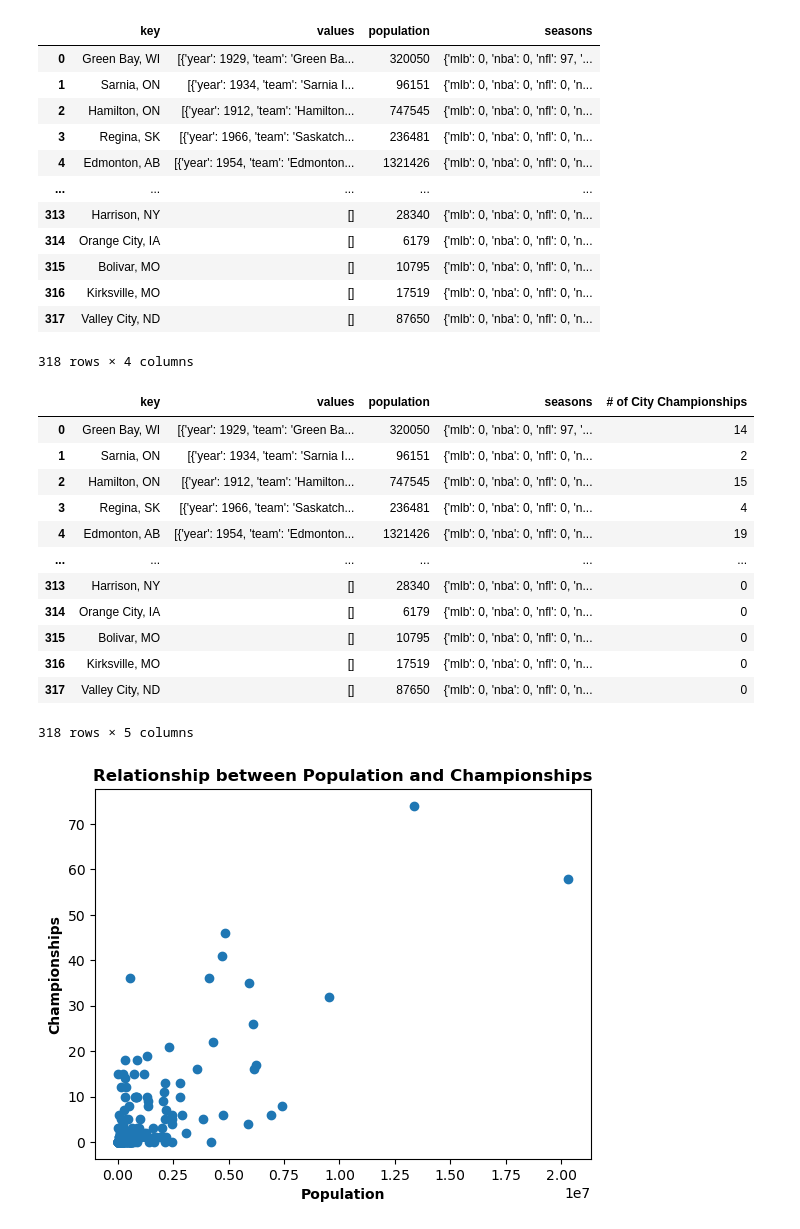
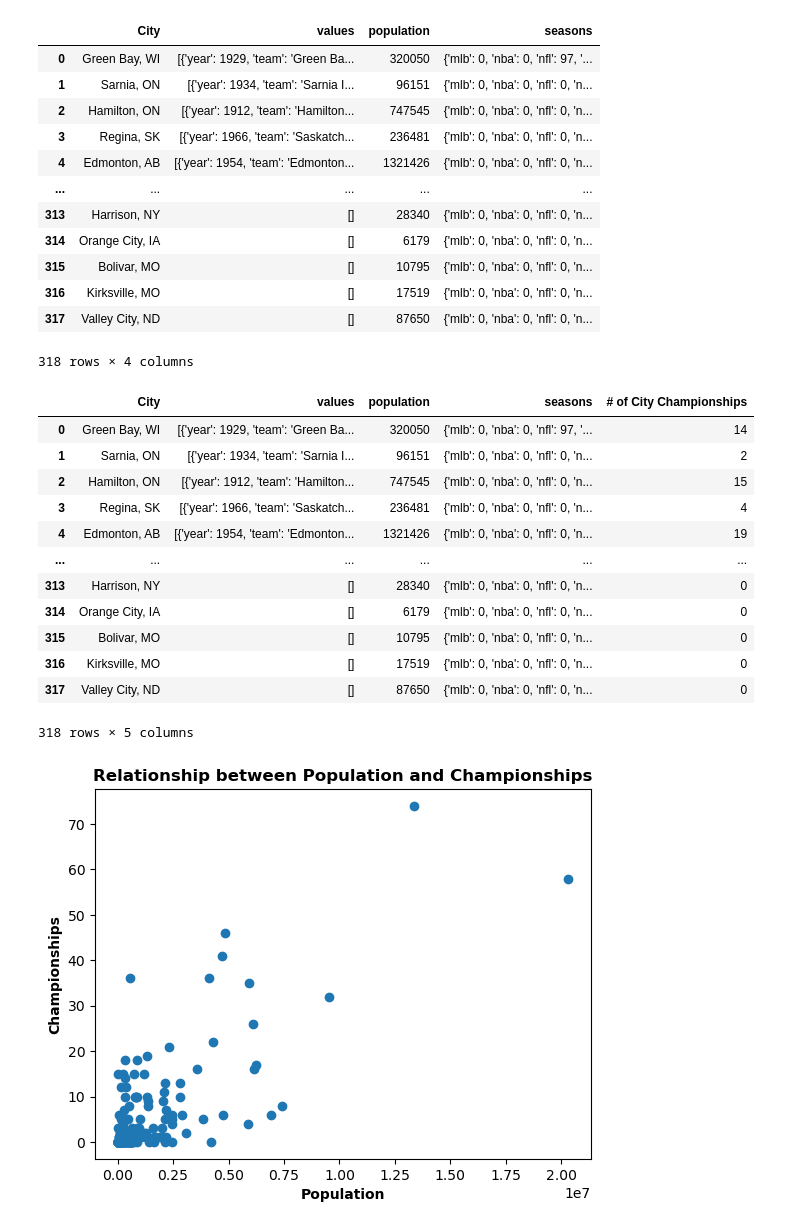
Before and after one commit to ctd12/Winning-City-Data, a Jupyter notebook: first.ipynb, the cells around one changed output. Saved outputs shown, nothing was run; the diff lists cells and outputs as text; code cells hidden in the pictures.

```diff
--- a/first.ipynb
+++ b/first.ipynb
@@ -5,19 +5,20 @@ import ast
 # %%
 # Importing the CSV and saving it as a Pandas DataFrame
 
 pwd = os.getcwd()
 filepath = pwd + '/case1.csv'
 city_data = pd.read_csv(filepath)
 del city_data['index']
+city_data.rename(columns = {'key': 'City'}, inplace = True)
 city_data
 
 # Description of the CSV: This file contains championship data from 1870-2018, including teams, sports, and results.
 
 # "key" column: city, state
 # "values" column: list of dictionaries; each dictionary is a year (ascending) that a team from that city won a championship
 # "seasons" column: how many seasons of each sports league have taken place in the city
 # %% [output]
-|  | key | values | population | seasons |
+|  | City | values | population | seasons |
 | 0 | Green Bay, WI | [{'year': 1929, 'team': 'Green Ba... | 320050 | {'mlb': 0, 'nba': 0, 'nfl': 97, '... |
 | 1 | Sarnia, ON | [{'year': 1934, 'team': 'Sarnia I... | 96151 | {'mlb': 0, 'nba': 0, 'nfl': 0, 'n... |
 | 2 | Hamilton, ON | [{'year': 1912, 'team': 'Hamilton... | 747545 | {'mlb': 0, 'nba': 0, 'nfl': 0, 'n... |
@@ -93,7 +94,7 @@ city_data['values'] = champions
 city_data['# of City Championships'] = city_data['values'].str.len()
 city_data
 # %% [output]
-|  | key | values | population | seasons | # of City Championships |
+|  | City | values | population | seasons | # of City Championships |
 | 0 | Green Bay, WI | [{'year': 1929, 'team': 'Green Ba... | 320050 | {'mlb': 0, 'nba': 0, 'nfl': 97, '... | 14 |
 | 1 | Sarnia, ON | [{'year': 1934, 'team': 'Sarnia I... | 96151 | {'mlb': 0, 'nba': 0, 'nfl': 0, 'n... | 2 |
 | 2 | Hamilton, ON | [{'year': 1912, 'team': 'Hamilton... | 747545 | {'mlb': 0, 'nba': 0, 'nfl': 0, 'n... | 15 |
```
Also changed, not shown: parts of 2 cells of this notebook.
